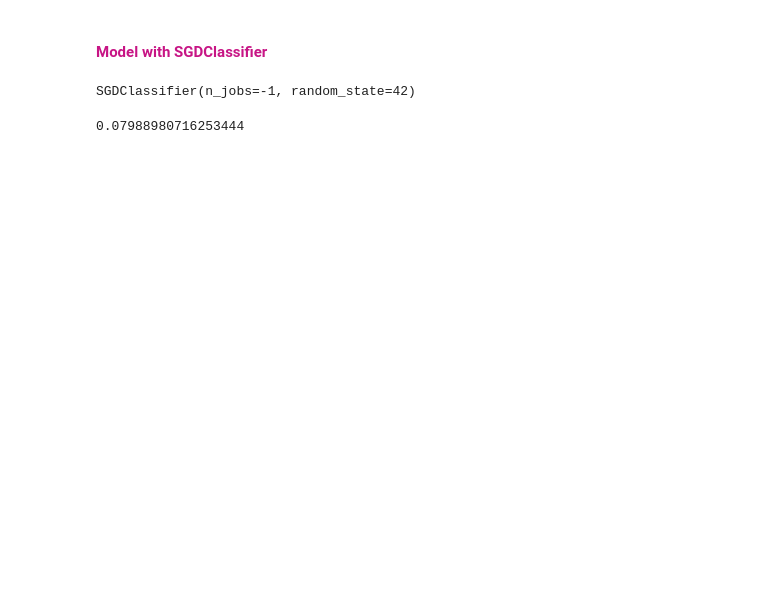
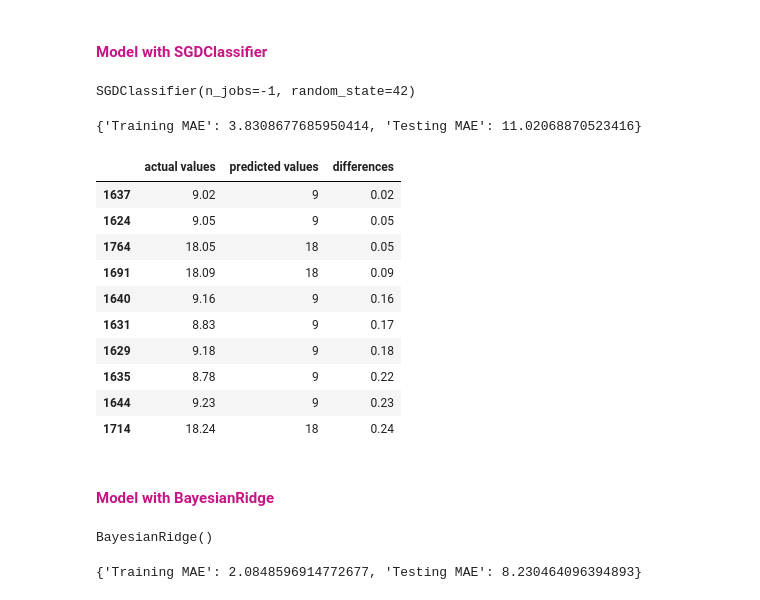
Before and after one commit to rawan-a-d/Air-Quality-Prediction, a Jupyter notebook: modelling.ipynb, the cells around one changed output. Cells and saved outputs as stored; diff of their text form; code cells hidden in the pictures; blank space fills up the shorter version.

```diff
--- a/modelling.ipynb
+++ b/modelling.ipynb
@@ -96,10 +145,41 @@ model = SGDClassifier(n_jobs=-1,
                         random_state=42)
 
 # fit the model
-model.fit(X_train, y_train)
+model.fit(X_train, y_train.astype(int))
 # %% [output]
 SGDClassifier(n_jobs=-1, random_state=42)
 # %%
-model.score(X_test, y_test)
+# score model
+show_scores(model)
 # %% [output]
-0.07988980716253444
+{'Training MAE': 3.8308677685950414, 'Testing MAE': 11.02068870523416}
+# %%
+# create dataframe containing actual values, predictions and the differences between them
+df = get_scores_dataframe(model)
+df.sort_values(by="differences").head(10)
+# %% [output]
+|  | actual values | predicted values | differences |
+| 1637 | 9.02 | 9 | 0.02 |
+| 1624 | 9.05 | 9 | 0.05 |
+| 1764 | 18.05 | 18 | 0.05 |
+| 1691 | 18.09 | 18 | 0.09 |
+| 1640 | 9.16 | 9 | 0.16 |
+| 1631 | 8.83 | 9 | 0.17 |
+| 1629 | 9.18 | 9 | 0.18 |
+| 1635 | 8.78 | 9 | 0.22 |
+| 1644 | 9.23 | 9 | 0.23 |
+| 1714 | 18.24 | 18 | 0.24 |
+# %% [markdown]
+<h4><font color=mediumvioletred>Model with BayesianRidge </font></h4>
+# %%
+model = BayesianRidge()
+
+# fit the model
+model.fit(X_train, y_train)
+# %% [output]
+BayesianRidge()
+# %%
+# score model
+show_scores(model)
+# %% [output]
+{'Training MAE': 2.0848596914772677, 'Testing MAE': 8.230464096394893}
```
Also changed, not shown: parts of 30 cells of this notebook.
